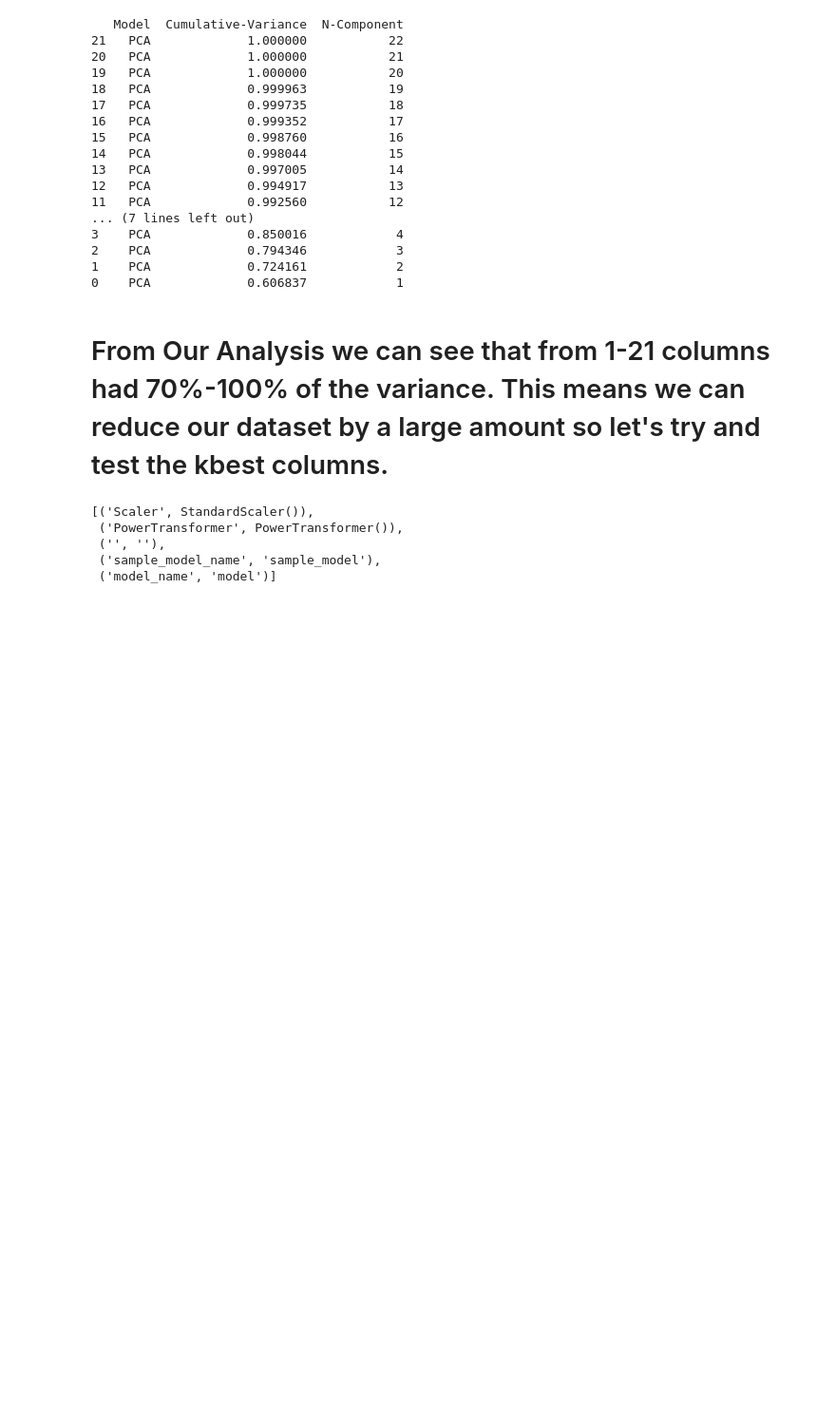
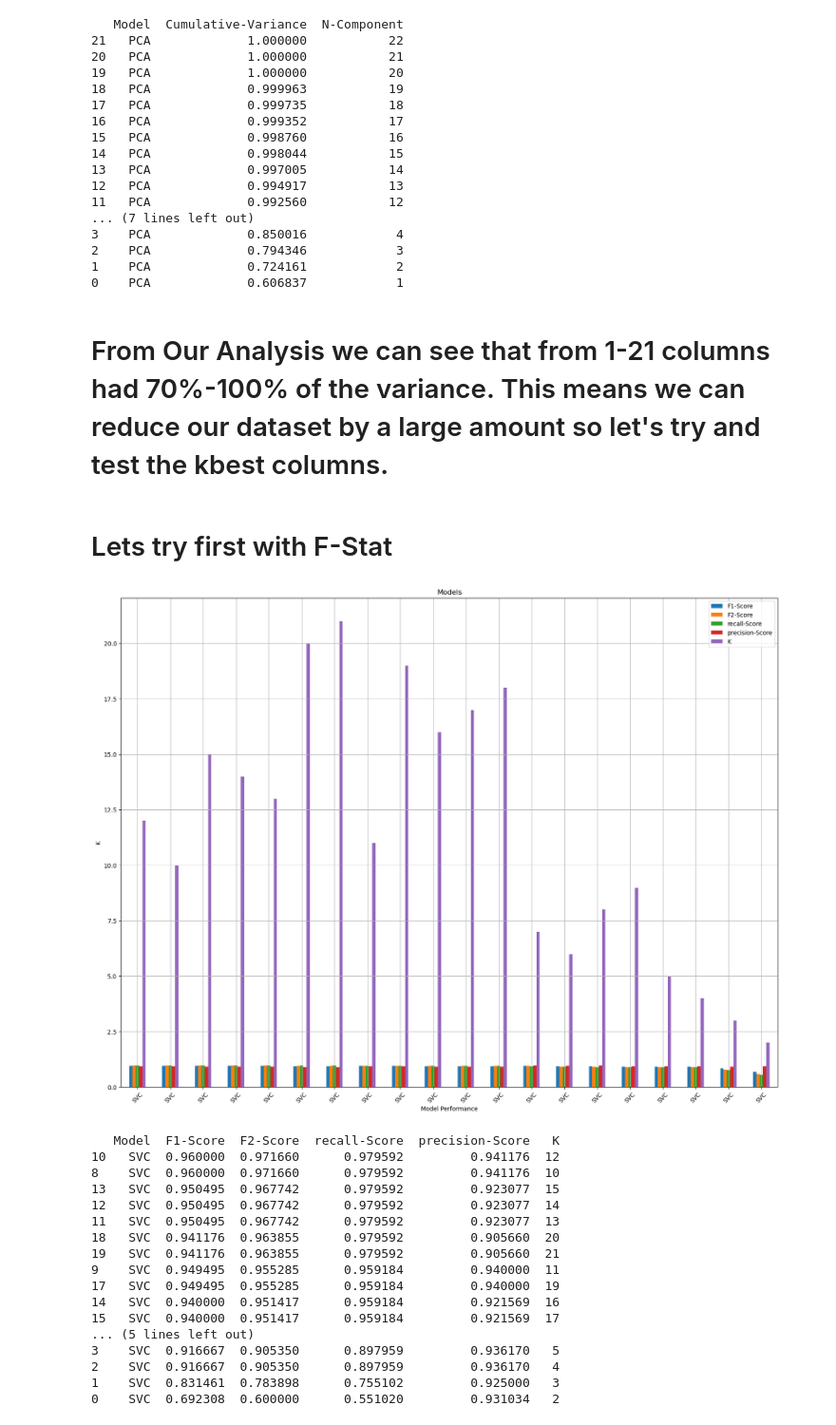
Before and after one commit to MaukanMir/Parkinsons-Classification-Analysis, a Jupyter notebook: training.ipynb, the cells around one changed output. Shown at 95% size. Saved outputs shown, nothing was run; the diff lists cells and outputs as text; code cells hidden in the pictures; blank space fills up the shorter version.

Commit message:
added new models

```diff
--- a/training.ipynb
+++ b/training.ipynb
@@ -125,7 +125,7 @@ def create_imb_pipeline(sample_model_name, sample_model, model_name, model, kbes
   ]
 
   if kbest:
-    steps.insert(kbest_name, (kbest))
+    steps.insert(2, (kbest_name, kbest))
 
   return imbPipeline(steps=steps)
 
@@ -258,14 +258,33 @@ def pca_analysis(X):
 
   create_plot_graph(feature_tracker, "Cumulative-Variance", "Cumulative-Variance")
 
-def test_kbest_columns(pipeline, metric_name, metric, variance_window):
+def test_kbest_columns(model, model_name, sample_model_name, sample_model, kbest_name, kbest, variance_window):
 
   metric_tracker = []
+  X_train, X_test, y_train, y_test = train_test_split(X, y, test_size=0.33, stratify=y, random_state=42)
+  for k in variance_window:
+    metric = SelectKBest(score_func=kbest, k=k)
+    pipeline = create_imb_pipeline(sample_model_name, sample_model, model_name, model, metric, kbest_name)
 
-  for k in variance_window:
-    metric = SelectKBest(score_func=metric, k=k)
-    pipeline = create_imb_pipeline()
-    scores = evaluate_model
+    pipeline.fit(X_train, y_train)
+    y_pred = pipeline.predict(X_test)
+
+    f1_metric = f1_score(y_test, y_pred)
+    f2_metric = fbeta_score(y_test, y_pred, beta=2)
+    precision_metric = precision_score(y_test, y_pred)
+    recall_metric = recall_score(y_test, y_pred)
+
+    metric_tracker.append({
+      "Model":model_name,
+      "F1-Score":f1_metric,
+      "F2-Score":f2_metric,
+      "recall-Score":recall_metric,
+      "precision-Score":precision_metric,
+      "K":k
+
+    })
+
+  create_plot_graph(metric_tracker, "K", "F2-Score")
 # %% [markdown]
 # EDA Analysis
 # %%
@@ -817,11 +836,33 @@ pca_analysis(X)
 0    PCA             0.606837            1
 # %% [markdown]
 # From Our Analysis we can see that from 1-21 columns had 70%-100% of the variance. This means we can reduce our dataset by a large amount so let's try and test the kbest columns.
-# %%
-steps
-# %% [output]
-[('Scaler', StandardScaler()),
- ('PowerTransformer', PowerTransformer()),
- ('', ''),
- ('sample_model_name', 'sample_model'),
- ('model_name', 'model')]
+# %% [markdown]
+# Lets try first with F-Stat
+# %%
+model = SVC(C=10, coef0=1.0, degree=3, gamma="auto", kernel="rbf")
+model_name = "SVC"
+sample_model = ADASYN()
+sample_model_name = "ADASYN"
+variance_window = range(2, 22)
+metric = mutual_info_classif
+
+test_kbest_columns(model, model_name, sample_model_name, sample_model, "Mutual", metric , variance_window)
+# %% [output]
+[figure, added]
+   Model  F1-Score  F2-Score  recall-Score  precision-Score   K
+10   SVC  0.960000  0.971660      0.979592         0.941176  12
+8    SVC  0.960000  0.971660      0.979592         0.941176  10
+13   SVC  0.950495  0.967742      0.979592         0.923077  15
+12   SVC  0.950495  0.967742      0.979592         0.923077  14
+11   SVC  0.950495  0.967742      0.979592         0.923077  13
+18   SVC  0.941176  0.963855      0.979592         0.905660  20
+19   SVC  0.941176  0.963855      0.979592         0.905660  21
+9    SVC  0.949495  0.955285      0.959184         0.940000  11
+17   SVC  0.949495  0.955285      0.959184         0.940000  19
+14   SVC  0.940000  0.951417      0.959184         0.921569  16
+15   SVC  0.940000  0.951417      0.959184         0.921569  17
+... (5 lines left out)
+3    SVC  0.916667  0.905350      0.897959         0.936170   5
+2    SVC  0.916667  0.905350      0.897959         0.936170   4
+1    SVC  0.831461  0.783898      0.755102         0.925000   3
+0    SVC  0.692308  0.600000      0.551020         0.931034   2
```
Also changed, not shown: parts of 4 cells of this notebook.
